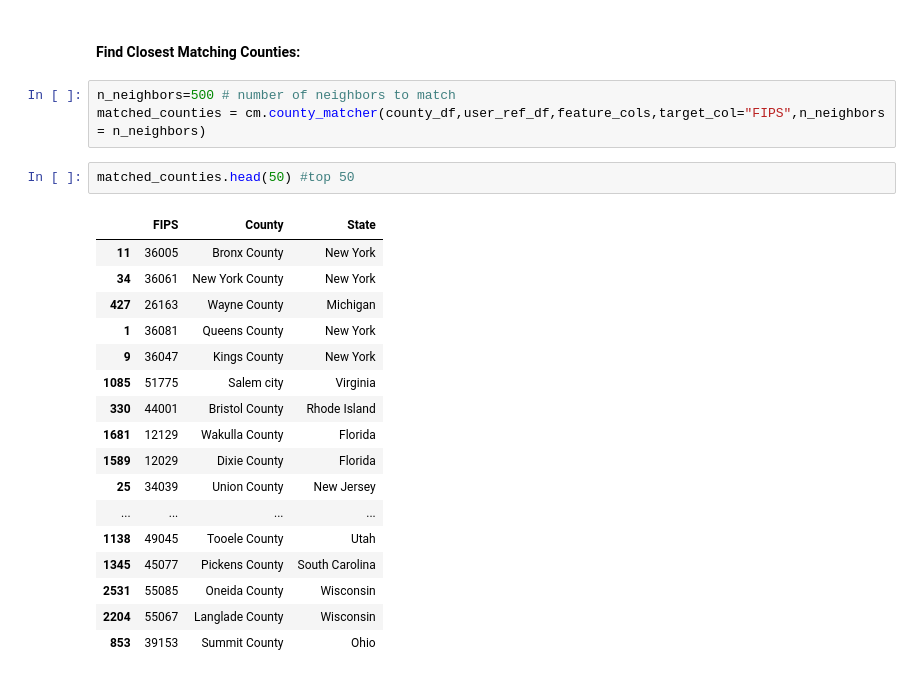
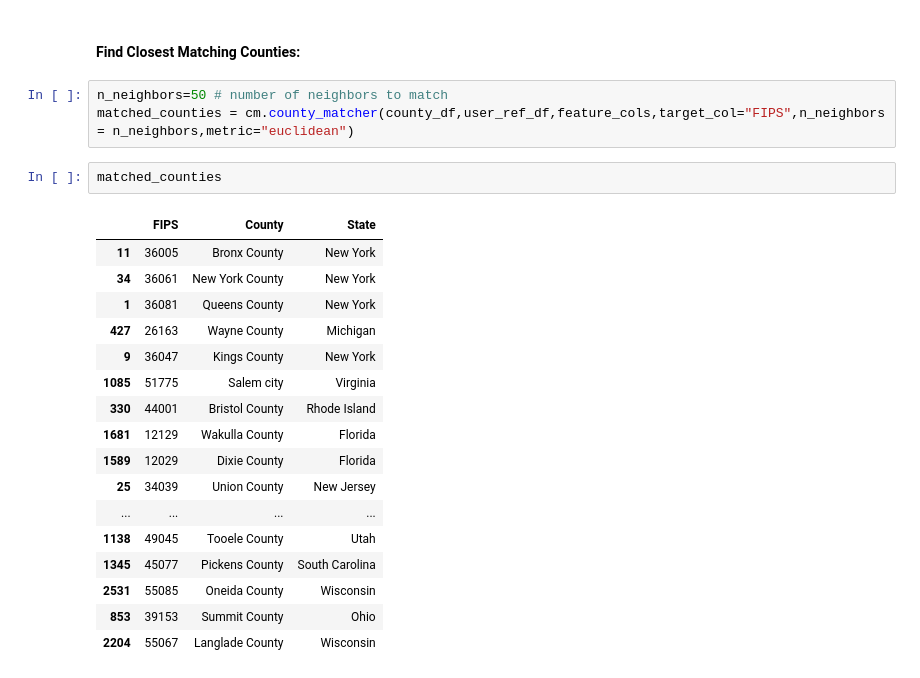
Before and after one commit to rabader/Relocation-Personalization, a Jupyter notebook: notebooks/county_matching.ipynb, the cells around one changed output. Drawn from its saved outputs; the diff is of its cells as text.

Commit message:
added option to define distance metric

```diff
--- a/notebooks/county_matching.ipynb
+++ b/notebooks/county_matching.ipynb
@@ -97,25 +96,25 @@ feature_cols = user_ref_df["county_column_ref"].to_list()
 # %% [markdown]
 #### Find Closest Matching Counties:
 # %%
-n_neighbors=500 # number of neighbors to match
-matched_counties = cm.county_matcher(county_df,user_ref_df,feature_cols,target_col="FIPS",n_neighbors = n_neighbors)
+n_neighbors=50 # number of neighbors to match
+matched_counties = cm.county_matcher(county_df,user_ref_df,feature_cols,target_col="FIPS",n_neighbors = n_neighbors,metric="euclidean")
-# %%
-matched_counties.head(50) #top 50
-# %% [output]
-|  | FIPS | County | State |
-| 11 | 36005 | Bronx County | New York |
-| 34 | 36061 | New York County | New York |
-| 427 | 26163 | Wayne County | Michigan |
-| 1 | 36081 | Queens County | New York |
-| 9 | 36047 | Kings County | New York |
-| 1085 | 51775 | Salem city | Virginia |
-| 330 | 44001 | Bristol County | Rhode Island |
-| 1681 | 12129 | Wakulla County | Florida |
-| 1589 | 12029 | Dixie County | Florida |
-| 25 | 34039 | Union County | New Jersey |
-| ... | ... | ... | ... |
-| 1138 | 49045 | Tooele County | Utah |
-| 1345 | 45077 | Pickens County | South Carolina |
-| 2531 | 55085 | Oneida County | Wisconsin |
-| 2204 | 55067 | Langlade County | Wisconsin |
-| 853 | 39153 | Summit County | Ohio |
+# %%
+matched_counties
+# %% [output]
+|  | FIPS | County | State |
+| 11 | 36005 | Bronx County | New York |
+| 34 | 36061 | New York County | New York |
+| 1 | 36081 | Queens County | New York |
+| 427 | 26163 | Wayne County | Michigan |
+| 9 | 36047 | Kings County | New York |
+| 1085 | 51775 | Salem city | Virginia |
+| 330 | 44001 | Bristol County | Rhode Island |
+| 1681 | 12129 | Wakulla County | Florida |
+| 1589 | 12029 | Dixie County | Florida |
+| 25 | 34039 | Union County | New Jersey |
+| ... | ... | ... | ... |
+| 1138 | 49045 | Tooele County | Utah |
+| 1345 | 45077 | Pickens County | South Carolina |
+| 2531 | 55085 | Oneida County | Wisconsin |
+| 853 | 39153 | Summit County | Ohio |
+| 2204 | 55067 | Langlade County | Wisconsin |
```
Also changed, not shown: parts of 1 cell of this notebook, 1 other file.
